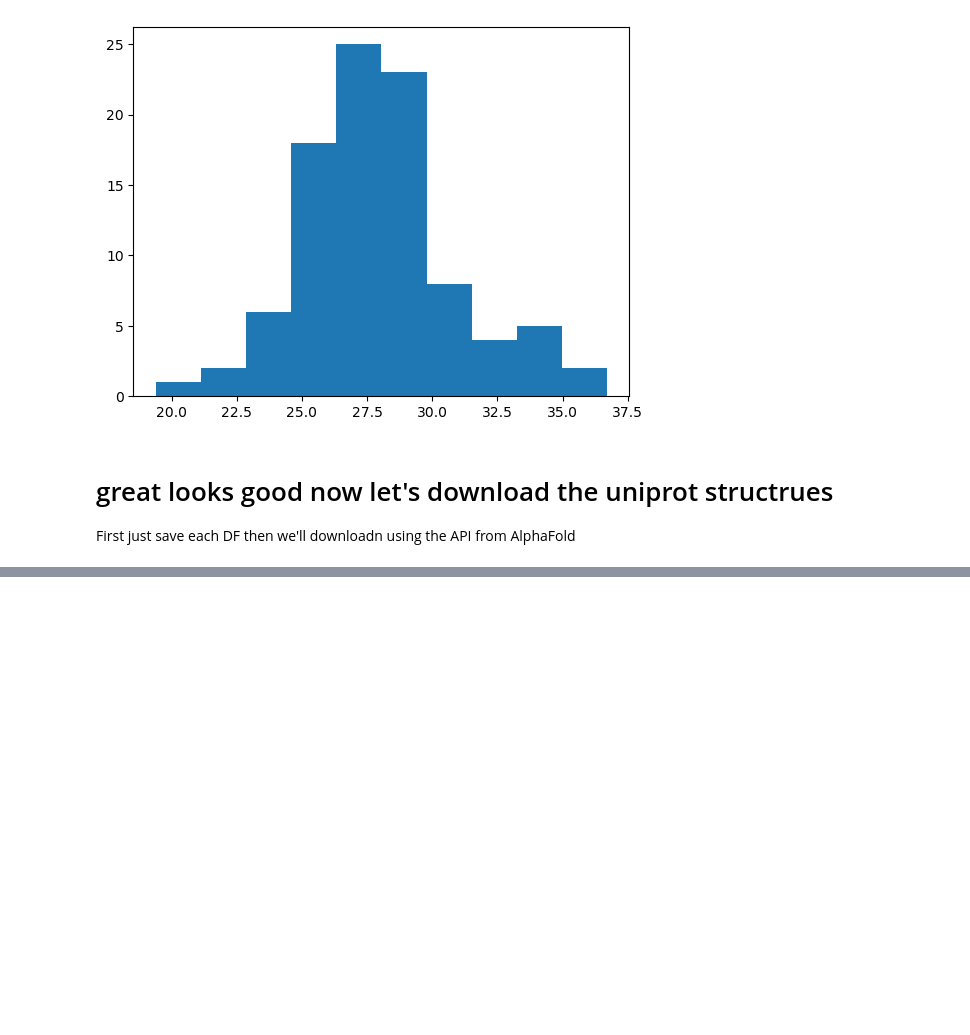
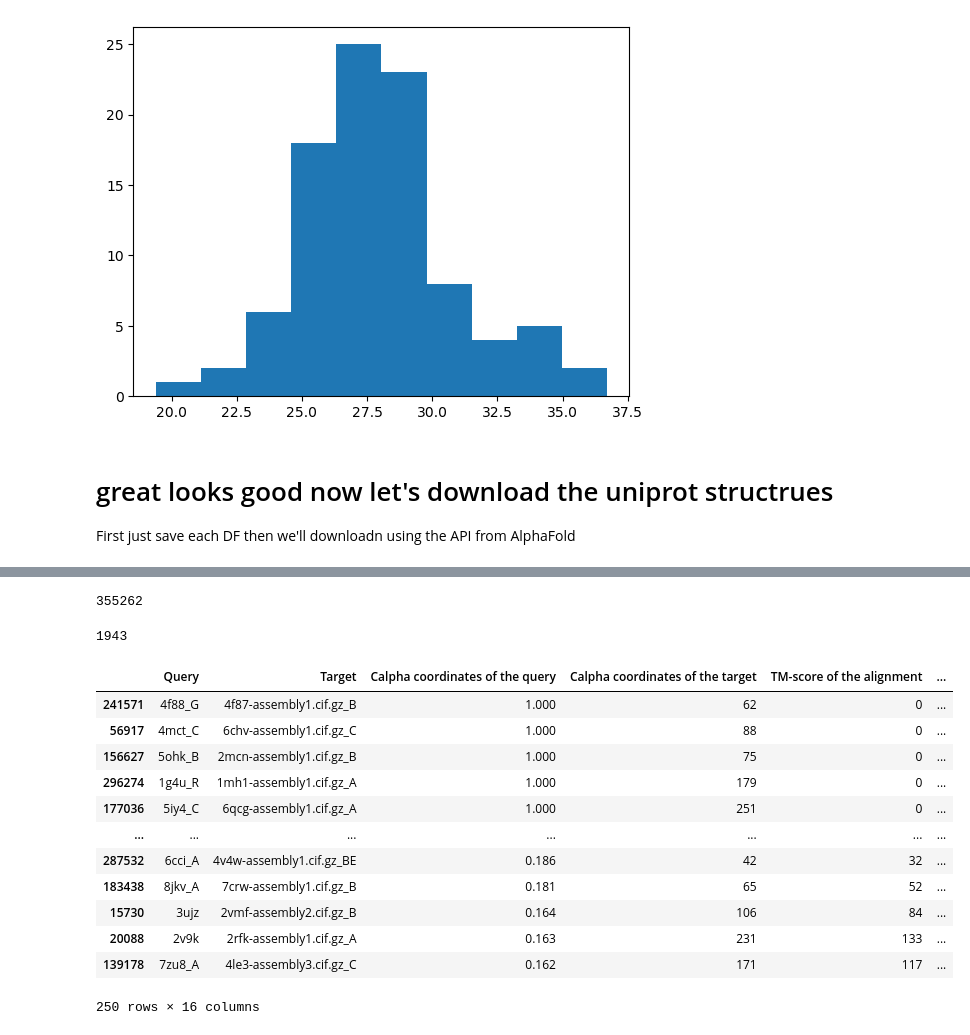
Before and after one commit to WRiegs/Squidly, a Jupyter notebook: enzyme_datasets_benchmark/StructureSequenceSimilarity.ipynb, the cells around one changed output, grey strips where cells are left out. Drawn from its saved outputs; the diff is of its cells as text; code cells hidden in the pictures; blank space fills up the shorter version.

```diff
--- a/enzyme_datasets_benchmark/StructureSequenceSimilarity.ipynb
+++ b/enzyme_datasets_benchmark/StructureSequenceSimilarity.ipynb
@@ -135,0 +218,43 @@ train_seqs.to_csv('Low30_mmseq_ID_exp_subset_train.csv', index=False)
+# %%
+results = pd.read_pickle('pdb_files.pkl')
+print(len(results))
+# Now we need to drop any targets that were within the test set
+# And only keep targets that were in the train set
+# Now let's make sure all the ones in test and training can get omitted from our database
+pdbs_to_omit = []
+pdbs_to_keep = []
+test_ids = set(test_df['Entry'].values)
+train_ids = set(train_df['Entry'].values)
+
+for entry, p in pdbs[['Entry', 'PDB']].values:
+    for pdb in p.split(';'):
+        if entry in test_ids:
+            pdbs_to_omit.append(pdb.lower())
+        if entry in train_ids:
+            pdbs_to_keep.append(pdb.lower())
+        if entry in train_ids and entry in test_ids:
+            print(entry)
+len(pdbs_to_omit)
+# %% [output]
+355262
+1943
+# %%
+# Great now remove these from results
+results['pdb_target'] = [c.split('-')[0] for c in results['Target'].values]
+results = results[~results['pdb_id'].isin(set(pdbs_to_omit))]
+results = results[~results['pdb_id'].isin(set(pdbs_to_keep))]
+results
+# %% [output]
+|  | Query | Target | Calpha coordinates of the query | Calpha coordinates of the target | TM-score of the alignment | ... |
+| 241571 | 4f88_G | 4f87-assembly1.cif.gz_B | 1.000 | 62 | 0 | ... |
+| 56917 | 4mct_C | 6chv-assembly1.cif.gz_C | 1.000 | 88 | 0 | ... |
+| 156627 | 5ohk_B | 2mcn-assembly1.cif.gz_B | 1.000 | 75 | 0 | ... |
+| 296274 | 1g4u_R | 1mh1-assembly1.cif.gz_A | 1.000 | 179 | 0 | ... |
+| 177036 | 5iy4_C | 6qcg-assembly1.cif.gz_A | 1.000 | 251 | 0 | ... |
+| ... | ... | ... | ... | ... | ... | ... |
+| 287532 | 6cci_A | 4v4w-assembly1.cif.gz_BE | 0.186 | 42 | 32 | ... |
+| 183438 | 8jkv_A | 7crw-assembly1.cif.gz_B | 0.181 | 65 | 52 | ... |
+| 15730 | 3ujz | 2vmf-assembly2.cif.gz_B | 0.164 | 106 | 84 | ... |
+| 20088 | 2v9k | 2rfk-assembly1.cif.gz_A | 0.163 | 231 | 133 | ... |
+| 139178 | 7zu8_A | 4le3-assembly3.cif.gz_C | 0.162 | 171 | 117 | ... |
+250 rows × 16 columns
```
Also changed, not shown: parts of 17 cells of this notebook.
